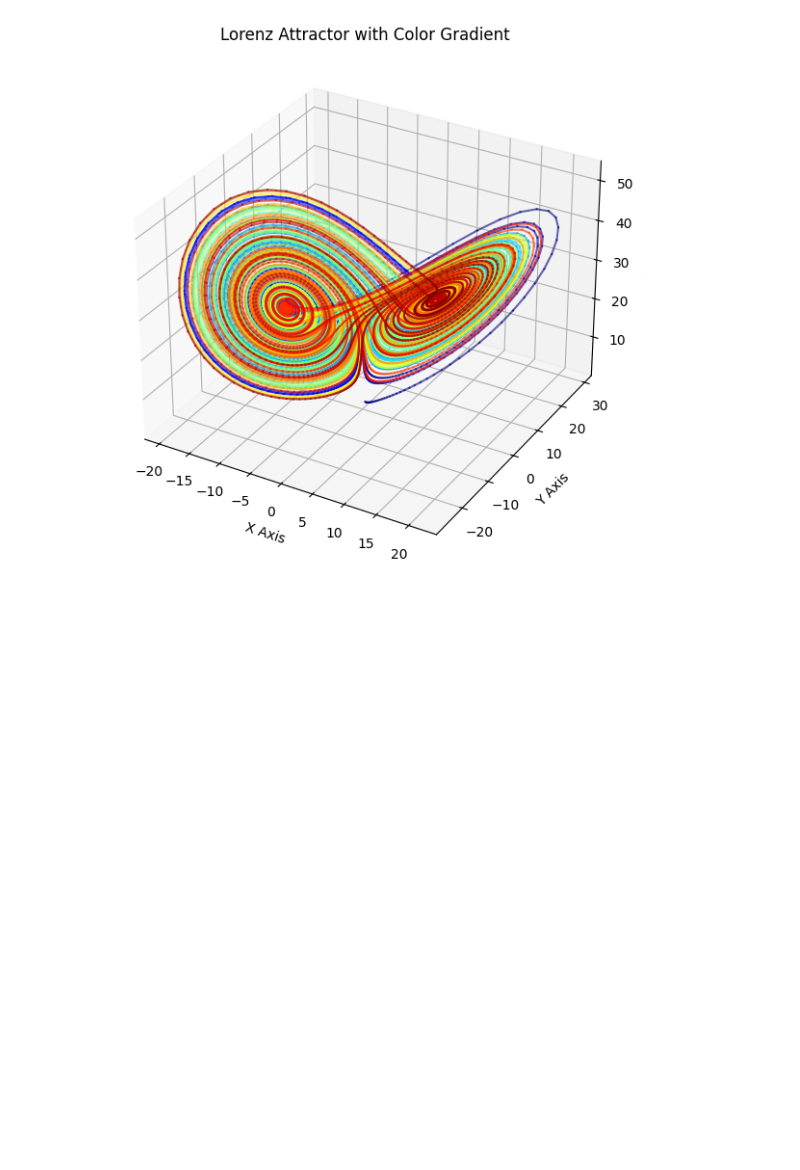
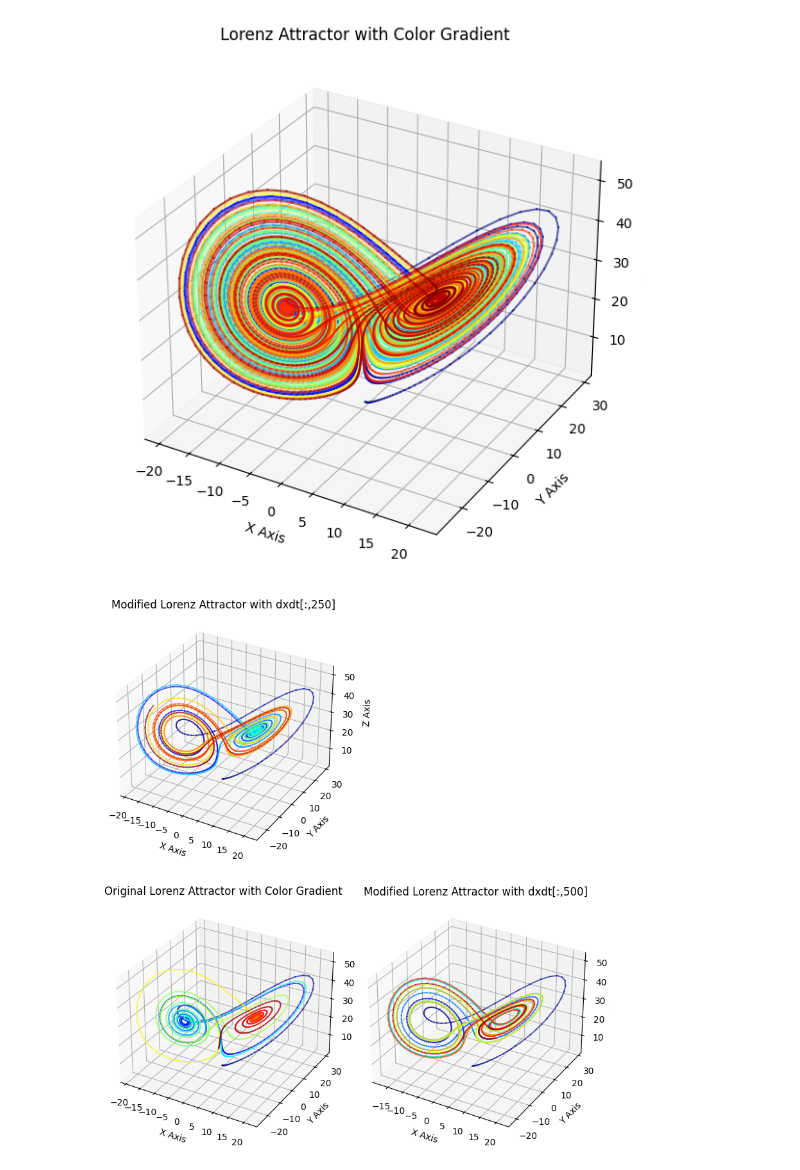
Before and after one commit to AzeezIsh/Intel-Sandbox, a Jupyter notebook: Lorenz/lorenz_api.ipynb, the cells around one changed output. Saved outputs shown, nothing was run; the diff lists cells and outputs as text; code cells hidden in the pictures; blank space fills up the shorter version.

Commit message:
Modified files ready to be pushed

```diff
--- a/Lorenz/lorenz_api.ipynb
+++ b/Lorenz/lorenz_api.ipynb
@@ -47,3 +49,90 @@ ax.set_title("Lorenz Attractor with Color Gradient")
 plt.show()
 # %% [output]
 [figure]
+# %%
+# import numpy as np
+import array_api_strict as np
+import matplotlib.pyplot as plt
+# chaotic solution
+# σ is the Prandtl number representing the ratio of the fluid viscosity to its thermal conductivity
+# ρ represents the difference in temperature between the top and bottom of the system
+# β is the ratio of the width to height of the box used to hold the system
+σ, ρ, β = 10, 28, 8 / 3
+
+
+dt = 0.01  # sample rate in seconds.
+x = 2000
+init_conds = 1000
+
+dxdt = np.empty((x + 1, init_conds)) # add in dimension for empty
+dydt = np.empty((x + 1, init_conds))
+dzdt = np.empty((x + 1, init_conds))
+
+# Initial values
+dxdt[0, :], dydt[0, :], dzdt[0, :] = (0.0, 1.0, 1.05)
+
+# permute initial conditions with small offset
+dxdt[0, :] += np.asarray(np.arange(0, init_conds, 1), dtype=np.float32) * np.asarray(0.001)
+dydt[0, :] += np.asarray(np.arange(0, init_conds, 1), dtype=np.float32)* np.asarray(0.001)
+dzdt[0, :] += np.asarray(np.arange(0, init_conds, 1), dtype=np.float32)* np.asarray(0.001)
+
+# For data parallel you need initial conditions, and expand on it
+for i in range(x):
+    dxdt[i + 1, :] = dxdt[i, :] + σ * (dydt[i, :] - dxdt[i, :]) * dt # P(y-x)
+    dydt[i + 1, :] = dydt[i, :] + (dxdt[i, :] * (ρ - dzdt[i, :]) - dydt[i, :]) * dt # Rx - y - xz
+    dzdt[i + 1, :] = dzdt[i, :] + (dxdt[i, :] * dydt[i, :] - β * dzdt[i, :]) * dt # xy - Bz
+
+# Plotting
+fig = plt.figure(figsize=(8, 18))
+# Create a color gradient based on the iteration
+# Increase order of differentiator (second order), look it up, form RHS in a system
+# For euler you need smaller threshold, runge-kutta is different for same accuracy
+colors = plt.cm.jet(np.linspace(0, 1, x + 1))
+
+# Plot with color gradient
+ax1 = fig.add_subplot(121, projection='3d')
+for i in range(x - 1):
+    xG = list(dxdt[i:i+2, 0])
+    yG = list(dydt[i:i+2, 0])
+    zG = list(dzdt[i:i+2, 0])
+    colorsG = list(colors[i])
+    ax1.plot(xG, yG, zG, color=colorsG, alpha=0.6)
+
+ax1.set_xlabel("X Axis")
+ax1.set_ylabel("Y Axis")
+ax1.set_zlabel("Z Axis")
+ax1.set_title("Original Lorenz Attractor with Color Gradient")
+
+# Second subplot with dxdt[i:i+2, 1]
+ax2 = fig.add_subplot(122, projection='3d')
+for i in range(x - 1):
+    xG = list(dxdt[i:i+2, 500])  # Using second column for x-axis
+    yG = list(dydt[i:i+2, 500])  # Keeping first column for y-axis
+    zG = list(dzdt[i:i+2, 500])  # Keeping first column for z-axis
+    colorsG = list(colors[i])
+    ax2.plot(xG, yG, zG, color=colorsG, alpha=0.6)
+
+ax2.set_xlabel("X Axis")
+ax2.set_ylabel("Y Axis")
+ax2.set_zlabel("Z Axis")
+ax2.set_title("Modified Lorenz Attractor with dxdt[:,500]")
+
+# Second subplot with dxdt[i:i+2, 1]
+ax2 = fig.add_subplot(221, projection='3d')
+for i in range(x - 1):
+    xG = list(dxdt[i:i+2, 250])  # Using second column for x-axis
+    yG = list(dydt[i:i+2, 250])  # Keeping first column for y-axis
+    zG = list(dzdt[i:i+2, 250])  # Keeping first column for z-axis
+    colorsG = list(colors[i])
+    ax2.plot(xG, yG, zG, color=colorsG, alpha=0.6)
+
+ax2.set_xlabel("X Axis")
+ax2.set_ylabel("Y Axis")
+ax2.set_zlabel("Z Axis")
+ax2.set_title("Modified Lorenz Attractor with dxdt[:,250]")
+
+# Show the plot
+plt.tight_layout()
+plt.show()
+# %% [output]
+[figure, added]
```
Also changed, not shown: parts of 5 cells of this notebook, 2 other files.
